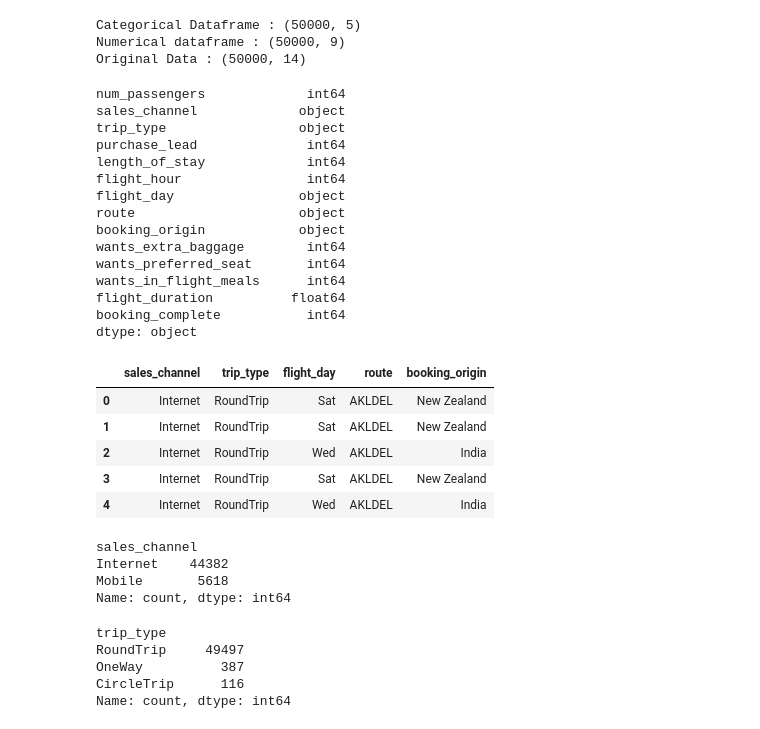
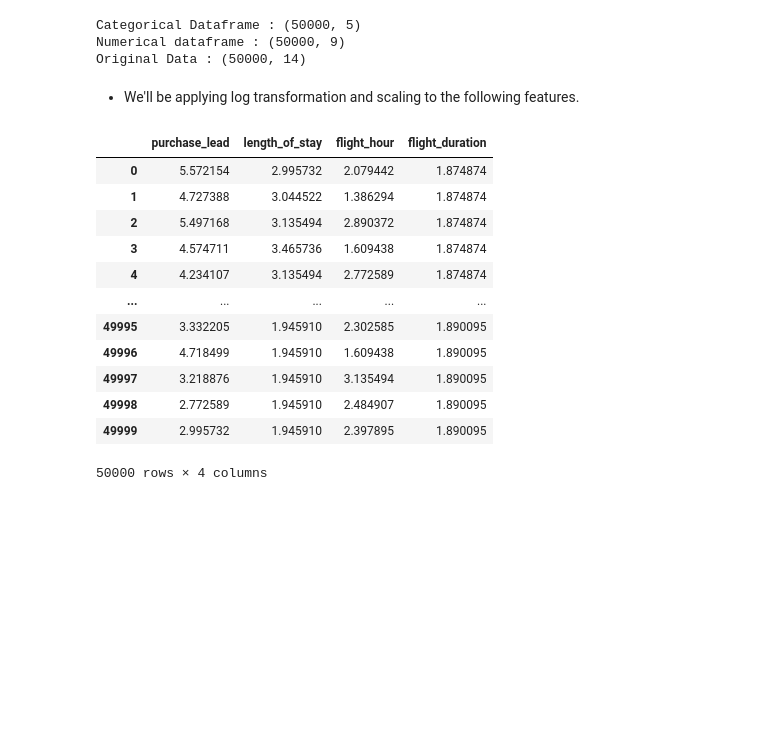
Before and after one commit to Ds2023/British_Airways_Predictive_Booking_Model, a Jupyter notebook: notebooks/eda.ipynb, the cells around one changed output. Cells and saved outputs as stored; diff of their text form; code cells hidden in the pictures; blank space fills up the shorter version.

```diff
--- a/notebooks/eda.ipynb
+++ b/notebooks/eda.ipynb
@@ -964 +925,3 @@ Extract numerical features like the total number of minutes.
+# %%
+data = df.copy()
 # %%
@@ -1017,45 +956,25 @@ print(F"Original Data : {data.shape}")
 Categorical Dataframe : (50000, 5)
 Numerical dataframe : (50000, 9)
 Original Data : (50000, 14)
+# %% [markdown]
+- We'll be applying log transformation and scaling to the following features.
+# %%
+columns_to_transform_2 = ['purchase_lead','length_of_stay','flight_hour','flight_duration']
+# %%
+data[columns_to_transform_2] = data[columns_to_transform_2].apply(lambda x: np.log1p(x))
 # %%
-data.dtypes
+data[columns_to_transform_2]
 # %% [output]
+|  | purchase_lead | length_of_stay | flight_hour | flight_duration |
+| 0 | 5.572154 | 2.995732 | 2.079442 | 1.874874 |
+| 1 | 4.727388 | 3.044522 | 1.386294 | 1.874874 |
+| 2 | 5.497168 | 3.135494 | 2.890372 | 1.874874 |
+| 3 | 4.574711 | 3.465736 | 1.609438 | 1.874874 |
+| 4 | 4.234107 | 3.135494 | 2.772589 | 1.874874 |
+| ... | ... | ... | ... | ... |
+| 49995 | 3.332205 | 1.945910 | 2.302585 | 1.890095 |
+| 49996 | 4.718499 | 1.945910 | 1.609438 | 1.890095 |
+| 49997 | 3.218876 | 1.945910 | 3.135494 | 1.890095 |
+| 49998 | 2.772589 | 1.945910 | 2.484907 | 1.890095 |
+| 49999 | 2.995732 | 1.945910 | 2.397895 | 1.890095 |
-num_passengers             int64
-sales_channel             object
-trip_type                 object
-purchase_lead              int64
-length_of_stay             int64
-flight_hour                int64
-flight_day                object
-route                     object
-booking_origin            object
-wants_extra_baggage        int64
-wants_preferred_seat       int64
-wants_in_flight_meals      int64
-flight_duration          float64
-booking_complete           int64
-dtype: object
+50000 rows × 4 columns
-# %%
-cat_df.head()
-# %% [output]
-|  | sales_channel | trip_type | flight_day | route | booking_origin |
-| 0 | Internet | RoundTrip | Sat | AKLDEL | New Zealand |
-| 1 | Internet | RoundTrip | Sat | AKLDEL | New Zealand |
-| 2 | Internet | RoundTrip | Wed | AKLDEL | India |
-| 3 | Internet | RoundTrip | Sat | AKLDEL | New Zealand |
-| 4 | Internet | RoundTrip | Wed | AKLDEL | India |
-# %%
-cat_df['sales_channel'].value_counts()
-# %% [output]
-sales_channel
-Internet    44382
-Mobile       5618
-Name: count, dtype: int64
-# %%
-cat_df['trip_type'].value_counts()
-# %% [output]
-trip_type
-RoundTrip     49497
-OneWay          387
-CircleTrip      116
-Name: count, dtype: int64
```
Also changed, not shown: parts of 18 cells of this notebook.
